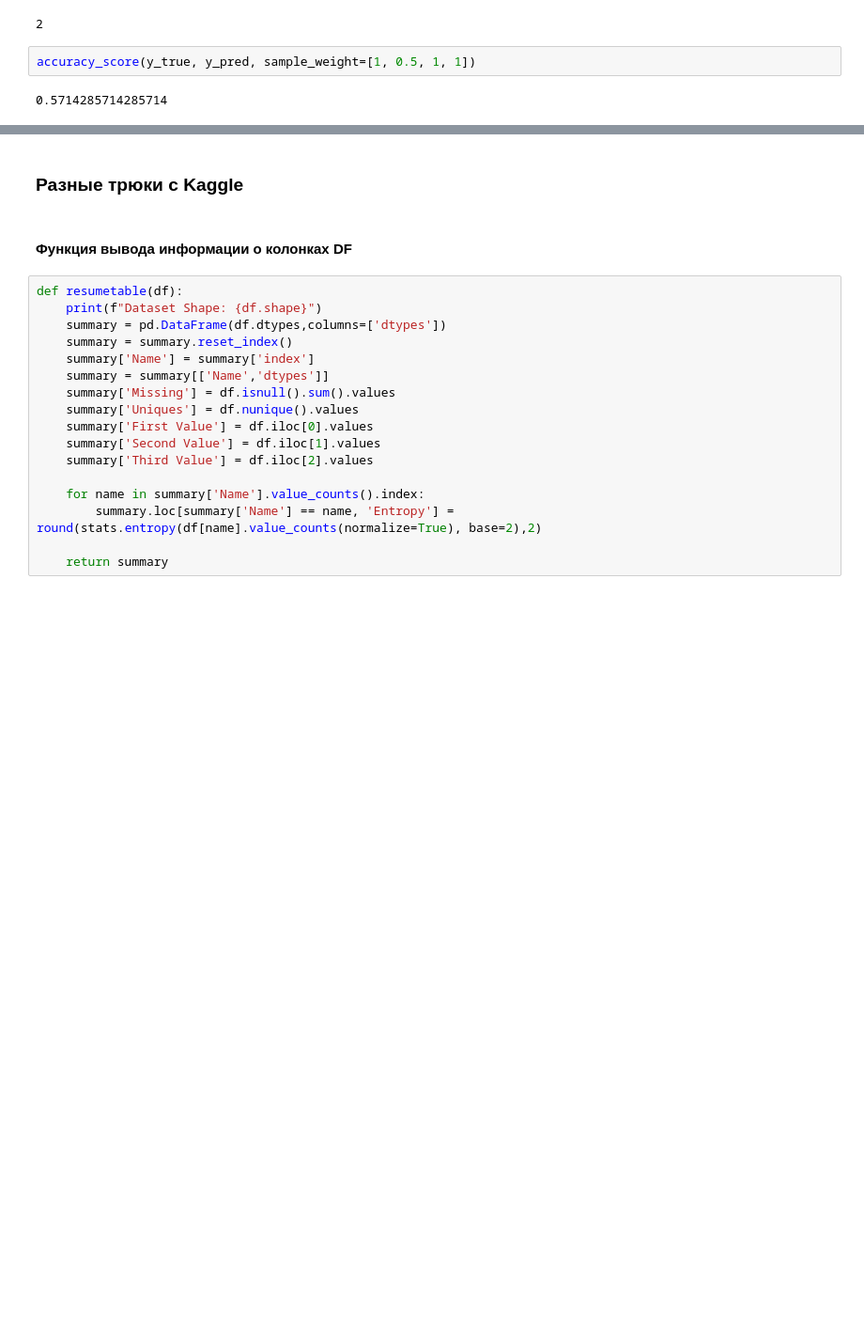
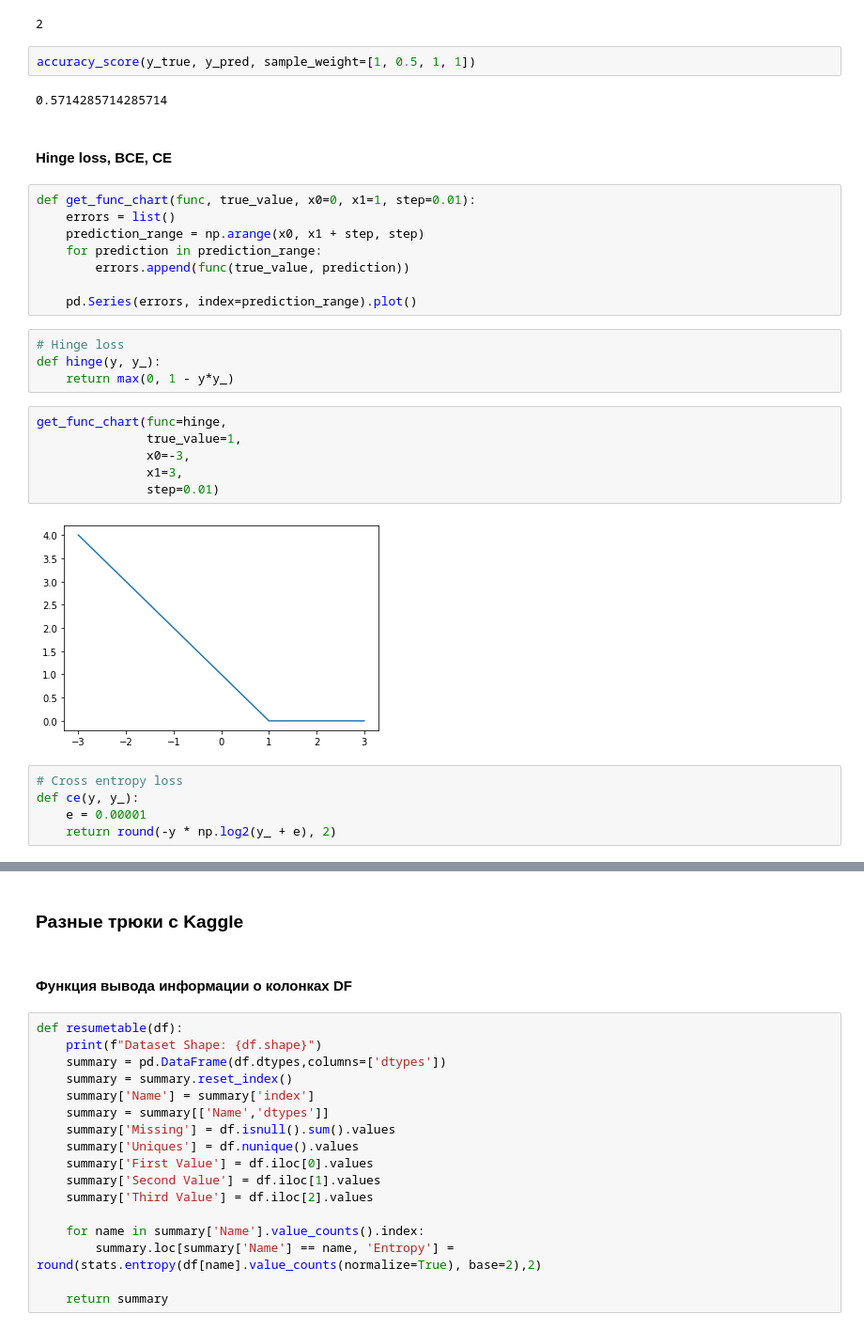
Before and after one commit to nikitosl/ML, a Jupyter notebook: ML Vacabulary.ipynb, the cells around one changed output, grey strips where cells are left out. Shown at 94% size. Drawn from its saved outputs; the diff is of its cells as text; blank space fills up the shorter version.

```diff
--- a/ML Vacabulary.ipynb
+++ b/ML Vacabulary.ipynb
@@ -831,3 +831,30 @@ accuracy_score(y_true, y_pred, normalize=False)
 accuracy_score(y_true, y_pred, sample_weight=[1, 0.5, 1, 1])
 # %% [output]
 0.5714285714285714
+# %% [markdown]
+#### Hinge loss, BCE, CE
+# %%
+def get_func_chart(func, true_value, x0=0, x1=1, step=0.01):
+    errors = list()
+    prediction_range = np.arange(x0, x1 + step, step)
+    for prediction in prediction_range:
+        errors.append(func(true_value, prediction))
+
+    pd.Series(errors, index=prediction_range).plot()
+# %%
+# Hinge loss
+def hinge(y, y_):
+    return max(0, 1 - y*y_)
+# %%
+get_func_chart(func=hinge,
+               true_value=1,
+               x0=-3,
+               x1=3,
+               step=0.01)
+# %% [output]
+[figure, added]
+# %%
+# Cross entropy loss
+def ce(y, y_):
+    e = 0.00001
+    return round(-y * np.log2(y_ + e), 2)
```
Also changed, not shown: parts of 5 cells of this notebook.
